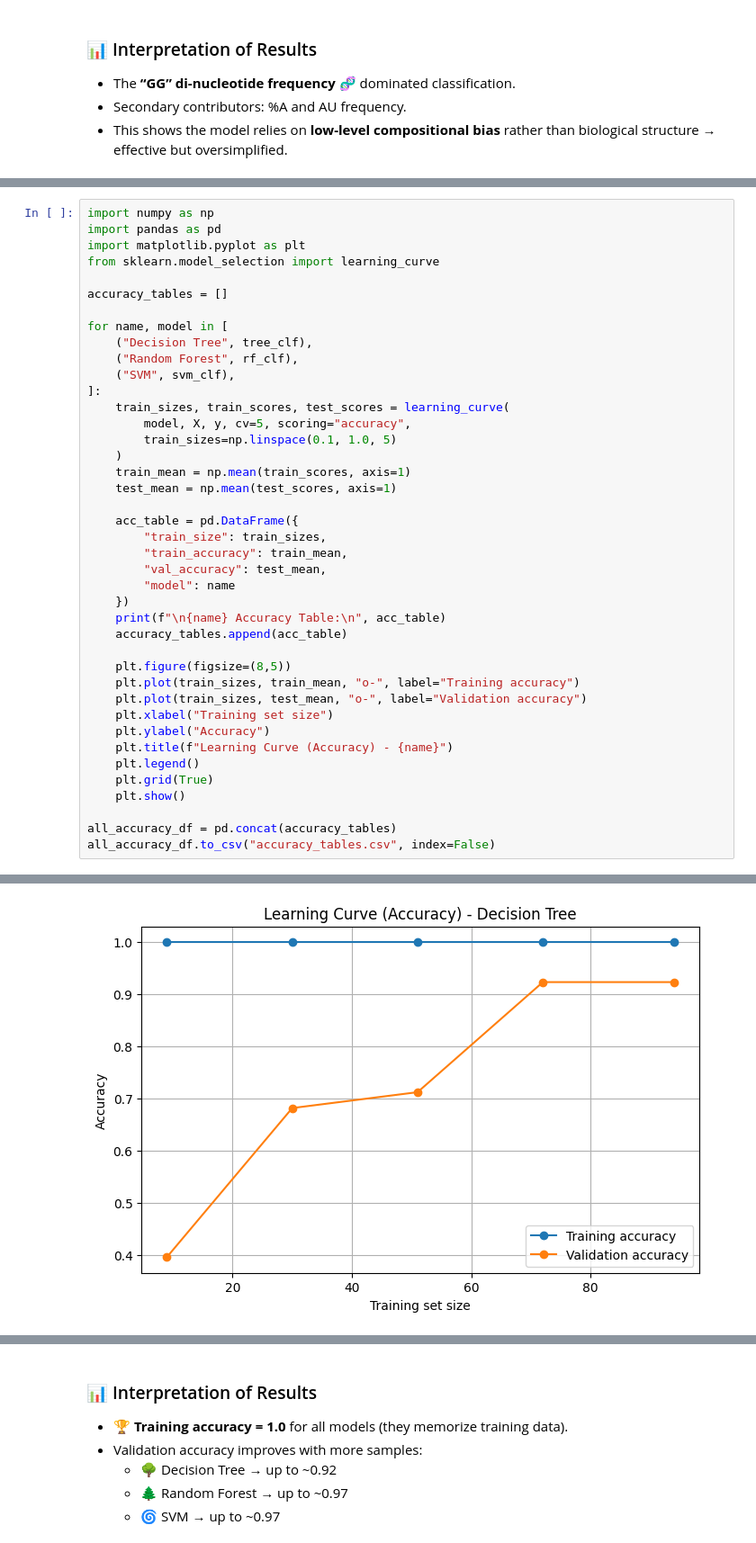
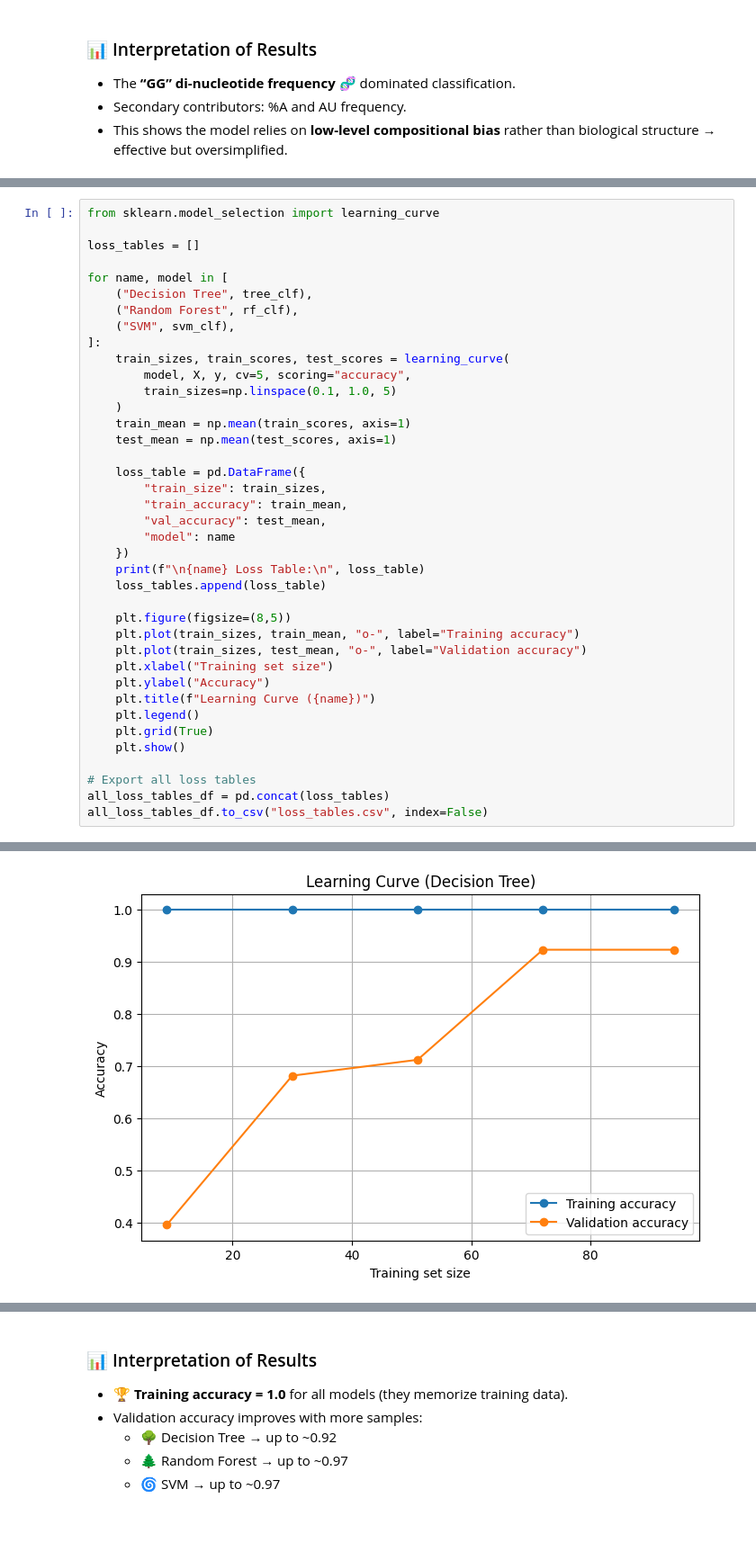
Before and after one commit to MACHARODRIGO/tRNASec-Study-Project, a Jupyter notebook: notebooks/4_tRNA_ml_exploration.ipynb, the cells around one changed output, grey strips where cells are left out. Shown: that part at 90% size. Cells and saved outputs as stored; diff of their text form.

```diff
--- a/notebooks/4_tRNA_ml_exploration.ipynb
+++ b/notebooks/4_tRNA_ml_exploration.ipynb
@@ -383,10 +372,7 @@ we compute learning curves for each model and export them as “accuracy tables
 # %%
-import numpy as np
-import pandas as pd
-import matplotlib.pyplot as plt
 from sklearn.model_selection import learning_curve
 
-accuracy_tables = []
+loss_tables = []
 
 for name, model in [
     ("Decision Tree", tree_clf),
@@ -400,25 +386,26 @@ for name, model in [
     train_mean = np.mean(train_scores, axis=1)
     test_mean = np.mean(test_scores, axis=1)
 
-    acc_table = pd.DataFrame({
+    loss_table = pd.DataFrame({
         "train_size": train_sizes,
         "train_accuracy": train_mean,
         "val_accuracy": test_mean,
         "model": name
     })
-    print(f"\n{name} Accuracy Table:\n", acc_table)
-    accuracy_tables.append(acc_table)
+    print(f"\n{name} Loss Table:\n", loss_table)
+    loss_tables.append(loss_table)
 
     plt.figure(figsize=(8,5))
     plt.plot(train_sizes, train_mean, "o-", label="Training accuracy")
     plt.plot(train_sizes, test_mean, "o-", label="Validation accuracy")
     plt.xlabel("Training set size")
     plt.ylabel("Accuracy")
-    plt.title(f"Learning Curve (Accuracy) - {name}")
+    plt.title(f"Learning Curve ({name})")
     plt.legend()
     plt.grid(True)
     plt.show()
 
-all_accuracy_df = pd.concat(accuracy_tables)
-all_accuracy_df.to_csv("accuracy_tables.csv", index=False)
+# Export all loss tables
+all_loss_tables_df = pd.concat(loss_tables)
+all_loss_tables_df.to_csv("loss_tables.csv", index=False)
 # %% [output]
@@ -426,7 +413,7 @@ Decision Tree Accuracy Table:
     train_size  train_accuracy  val_accuracy          model
 0           9             1.0      0.396739  Decision Tree
 1          30             1.0      0.682246  Decision Tree
 2          51             1.0      0.712681  Decision Tree
 3          72             1.0      0.923551  Decision Tree
 4          94             1.0      0.923551  Decision Tree
-[figure, old version]
+[figure, new version]
```
Also changed, not shown: parts of 14 cells of this notebook.
